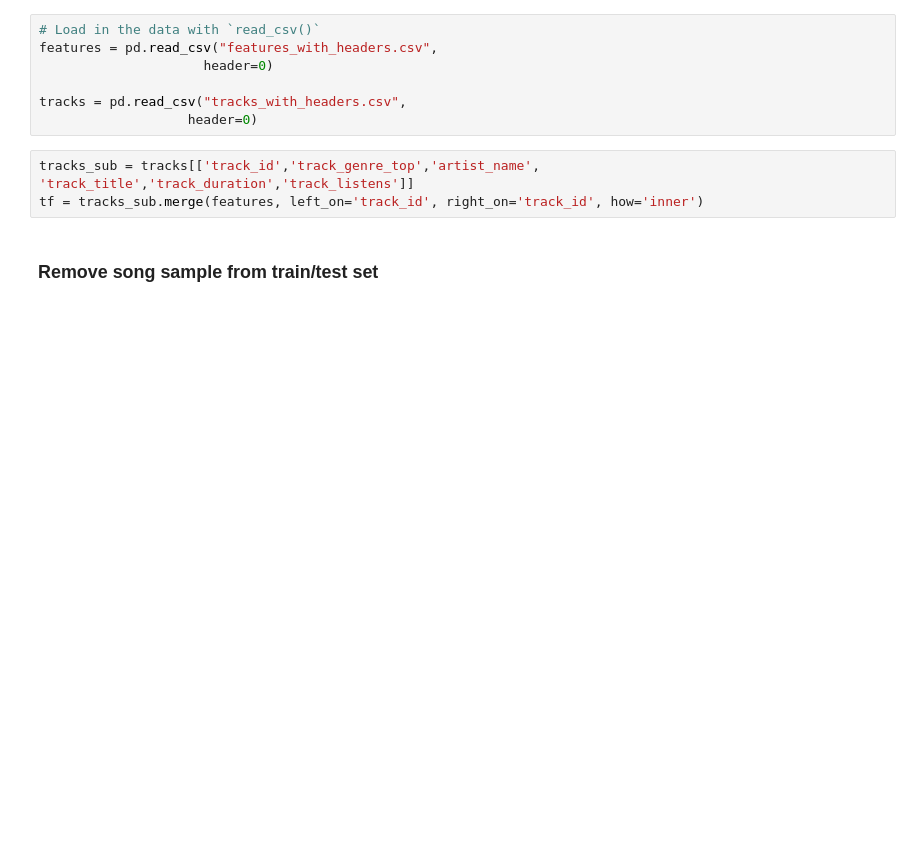
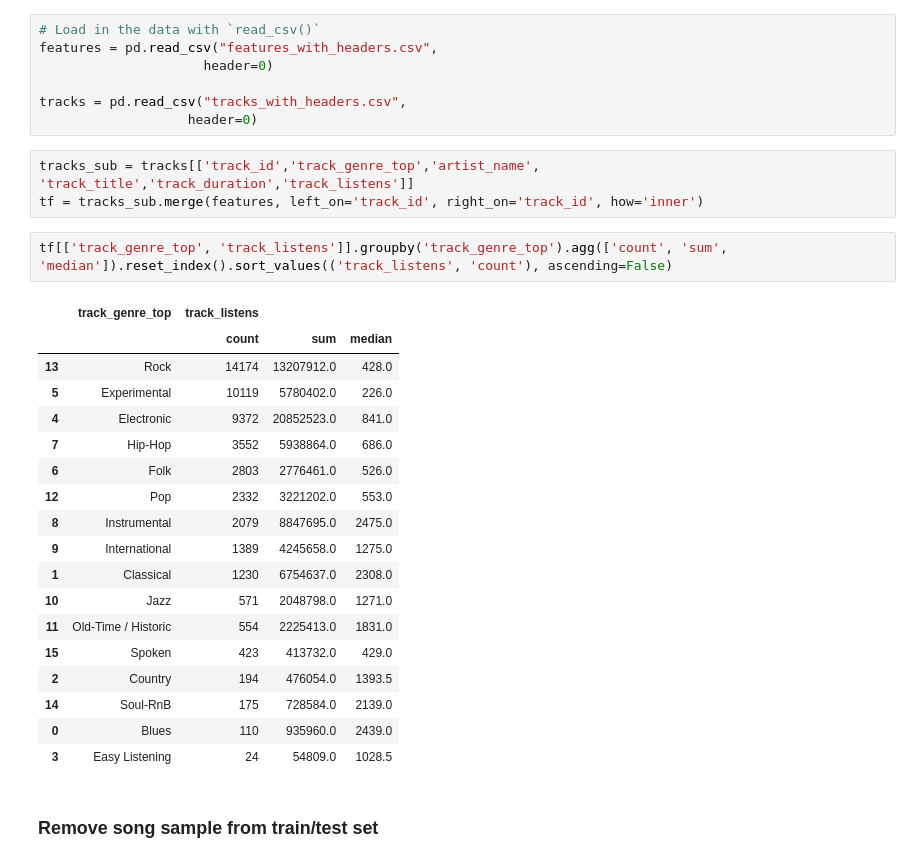
Before and after one commit to jgorsett/DS504, a Jupyter notebook: Music Popularity Data Exploration.ipynb, the cells around one changed output. Cells and saved outputs as stored; diff of their text form; blank space fills up the shorter version.

```diff
--- a/Music Popularity Data Exploration.ipynb
+++ b/Music Popularity Data Exploration.ipynb
@@ -26,6 +26,27 @@ tracks = pd.read_csv("tracks_with_headers.csv",
 # %%
 tracks_sub = tracks[['track_id','track_genre_top','artist_name', 'track_title','track_duration','track_listens']]
 tf = tracks_sub.merge(features, left_on='track_id', right_on='track_id', how='inner')
+# %%
+tf[['track_genre_top', 'track_listens']].groupby('track_genre_top').agg(['count', 'sum', 'median']).reset_index().sort_values(('track_listens', 'count'), ascending=False)
+# %% [output]
+|  | track_genre_top | track_listens |  |  |
+|  |  | count | sum | median |
+| 13 | Rock | 14174 | 13207912.0 | 428.0 |
+| 5 | Experimental | 10119 | 5780402.0 | 226.0 |
+| 4 | Electronic | 9372 | 20852523.0 | 841.0 |
+| 7 | Hip-Hop | 3552 | 5938864.0 | 686.0 |
+| 6 | Folk | 2803 | 2776461.0 | 526.0 |
+| 12 | Pop | 2332 | 3221202.0 | 553.0 |
+| 8 | Instrumental | 2079 | 8847695.0 | 2475.0 |
+| 9 | International | 1389 | 4245658.0 | 1275.0 |
+| 1 | Classical | 1230 | 6754637.0 | 2308.0 |
+| 10 | Jazz | 571 | 2048798.0 | 1271.0 |
+| 11 | Old-Time / Historic | 554 | 2225413.0 | 1831.0 |
+| 15 | Spoken | 423 | 413732.0 | 429.0 |
+| 2 | Country | 194 | 476054.0 | 1393.5 |
+| 14 | Soul-RnB | 175 | 728584.0 | 2139.0 |
+| 0 | Blues | 110 | 935960.0 | 2439.0 |
+| 3 | Easy Listening | 24 | 54809.0 | 1028.5 |
 # %% [markdown]
 ### Remove song sample from train/test set
 # %%
```
